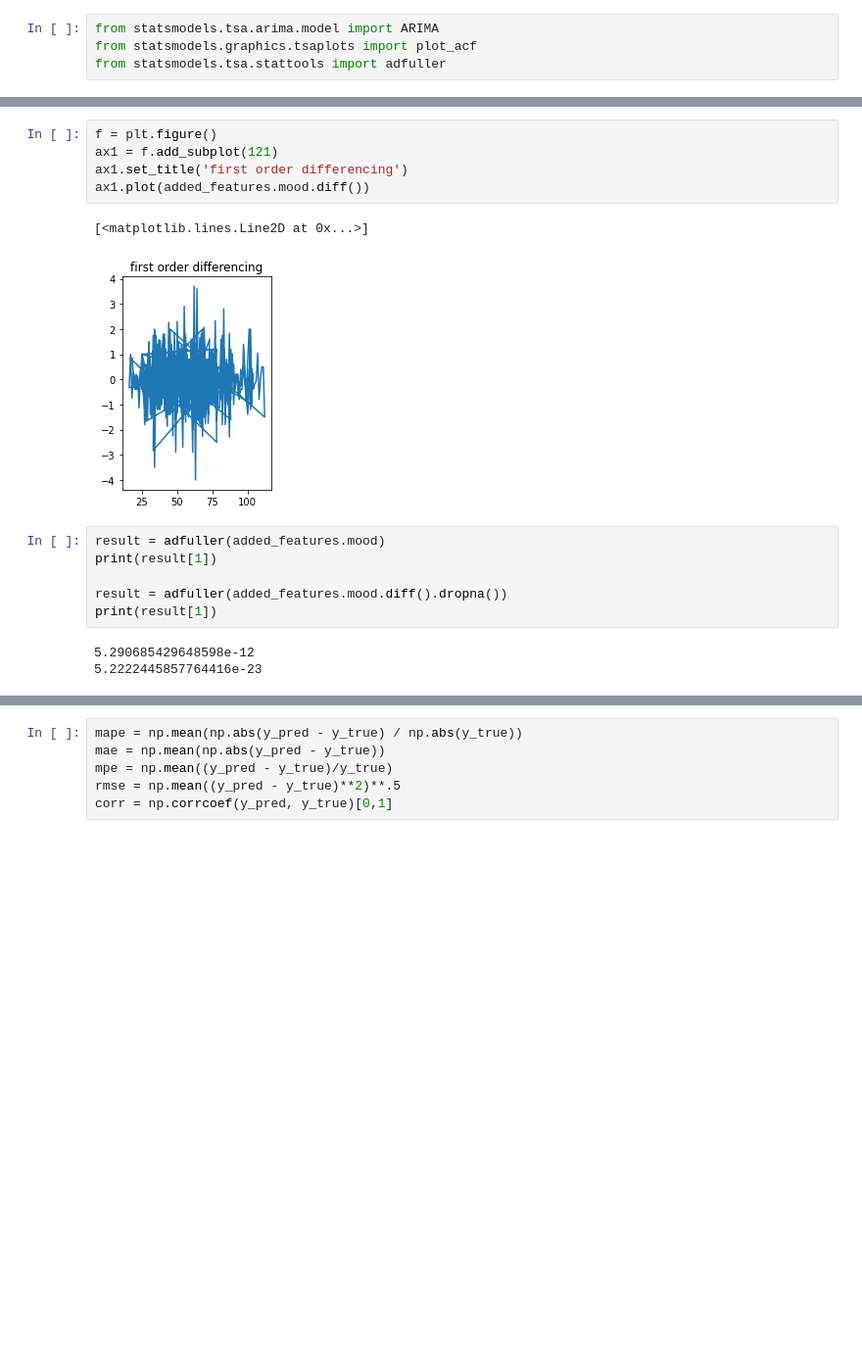
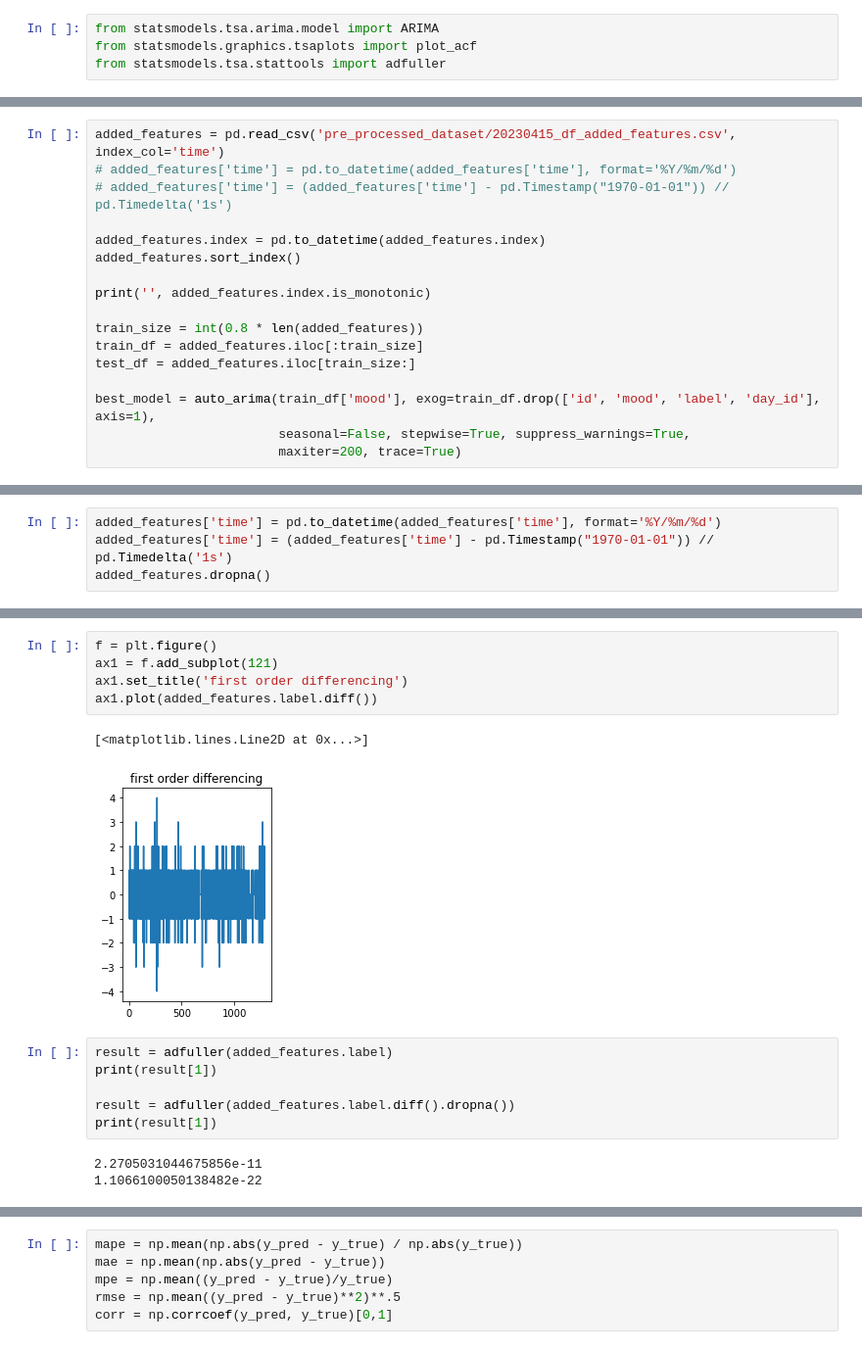
Before and after one commit to tuanddoox/Data_Mining_VU, a Jupyter notebook: exercise 2A.ipynb, the cells around one changed output, grey strips where cells are left out. Shown at 98% size. Drawn from its saved outputs; the diff is of its cells as text; blank space fills up the shorter version.

```diff
--- a/exercise 2A.ipynb
+++ b/exercise 2A.ipynb
@@ -293,0 +341,17 @@ added_features = added_features.dropna()
+# %%
+added_features = pd.read_csv('pre_processed_dataset/20230415_df_added_features.csv', index_col='time')
+# added_features['time'] = pd.to_datetime(added_features['time'], format='%Y/%m/%d')
+# added_features['time'] = (added_features['time'] - pd.Timestamp("1970-01-01")) // pd.Timedelta('1s')
+
+added_features.index = pd.to_datetime(added_features.index)
+added_features.sort_index()
+
+print('', added_features.index.is_monotonic)
+
+train_size = int(0.8 * len(added_features))
+train_df = added_features.iloc[:train_size]
+test_df = added_features.iloc[train_size:]
+
+best_model = auto_arima(train_df['mood'], exog=train_df.drop(['id', 'mood', 'label', 'day_id'], axis=1),
+                        seasonal=False, stepwise=True, suppress_warnings=True,
+                        maxiter=200, trace=True)
@@ -293,0 +376,4 @@ added_features = added_features.dropna()
+# %%
+added_features['time'] = pd.to_datetime(added_features['time'], format='%Y/%m/%d')
+added_features['time'] = (added_features['time'] - pd.Timestamp("1970-01-01")) // pd.Timedelta('1s')
+added_features.dropna()
@@ -299,18 +399,18 @@ plt.show()
 # %%
 f = plt.figure()
 ax1 = f.add_subplot(121)
 ax1.set_title('first order differencing')
-ax1.plot(added_features.mood.diff())
+ax1.plot(added_features.label.diff())
 # %% [output]
 [<matplotlib.lines.Line2D at 0x...>]
-[figure, old version]
+[figure, new version]
 # %%
-result = adfuller(added_features.mood)
+result = adfuller(added_features.label)
 print(result[1])
 
-result = adfuller(added_features.mood.diff().dropna())
+result = adfuller(added_features.label.diff().dropna())
 print(result[1])
 # %% [output]
-5.290685429648598e-12
-5.2222445857764416e-23
+2.2705031044675856e-11
+1.1066100050138482e-22
 # %%
```
Also changed, not shown: parts of 35 cells of this notebook.
